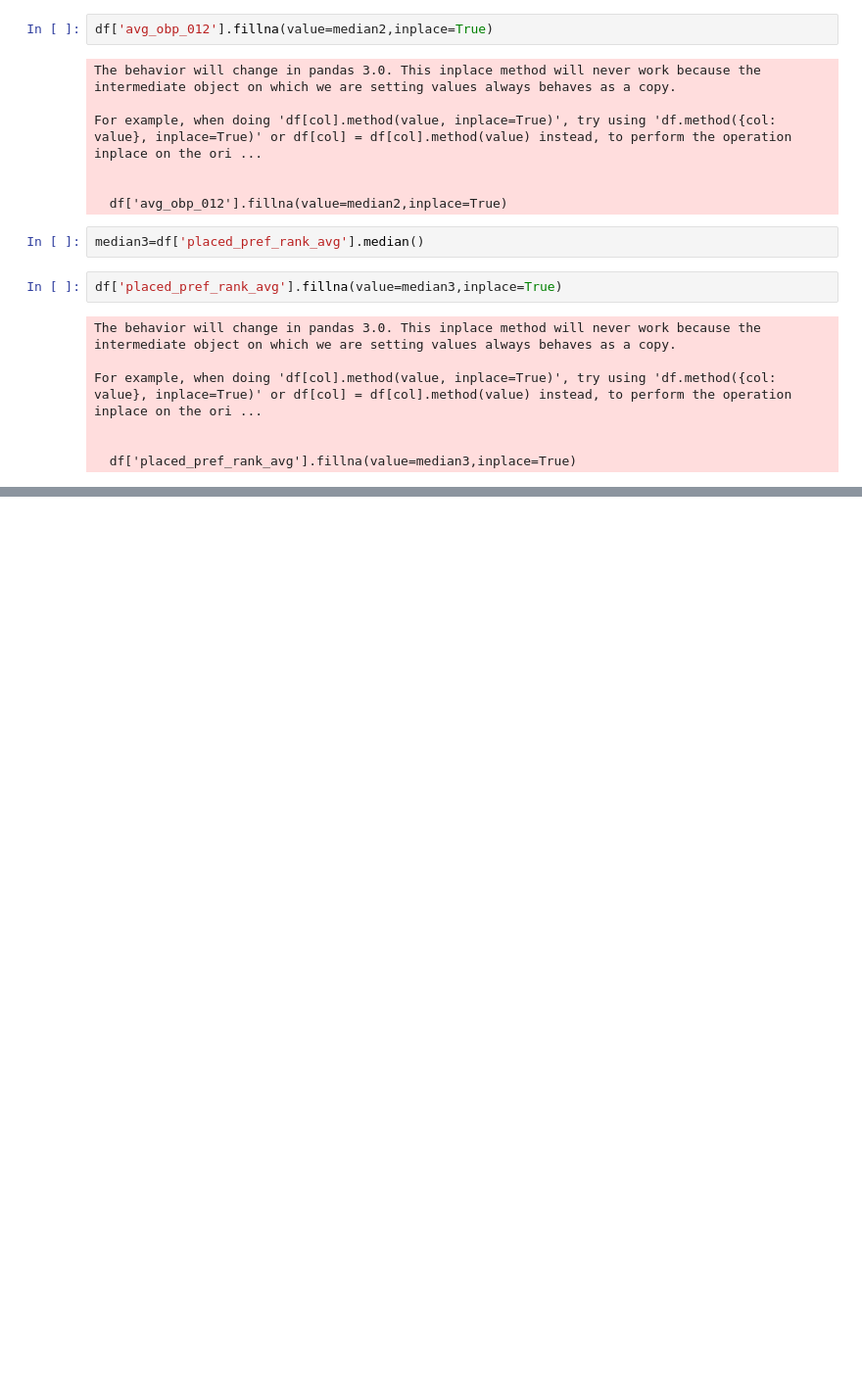
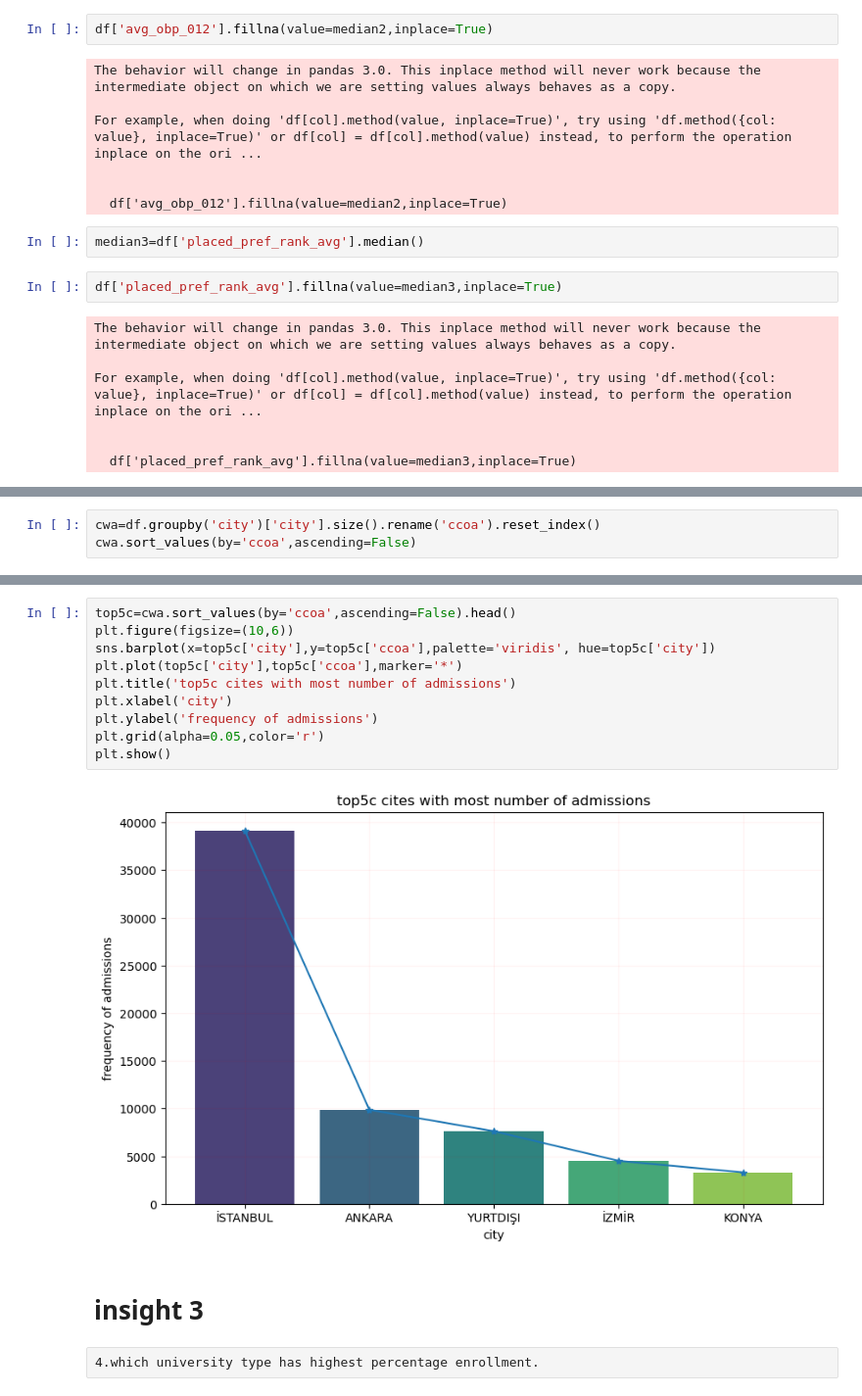
Before and after one commit to nikitagh712-ai/Turkish-Admission-EDA, a Jupyter notebook: eda1.ipynb, the cells around one changed output, grey strips where cells are left out. Shown: that part at 98% size. Drawn from its saved outputs; the diff is of its cells as text; blank space fills up the shorter version.

```diff
--- a/eda1.ipynb
+++ b/eda1.ipynb
@@ -225,0 +318,3 @@ For example, when doing 'df[col].method(value, inplace=True)', try using 'df.met
+# %%
+cwa=df.groupby('city')['city'].size().rename('ccoa').reset_index()
+cwa.sort_values(by='ccoa',ascending=False)
@@ -225,0 +335,16 @@ For example, when doing 'df[col].method(value, inplace=True)', try using 'df.met
+# %%
+top5c=cwa.sort_values(by='ccoa',ascending=False).head()
+plt.figure(figsize=(10,6))
+sns.barplot(x=top5c['city'],y=top5c['ccoa'],palette='viridis', hue=top5c['city'])
+plt.plot(top5c['city'],top5c['ccoa'],marker='*')
+plt.title('top5c cites with most number of admissions')
+plt.xlabel('city')
+plt.ylabel('frequency of admissions')
+plt.grid(alpha=0.05,color='r')
+plt.show()
+# %% [output]
+[figure, added]
+# %% [markdown]
+# insight 3
+# %% [raw]
+4.which university type has highest percentage enrollment.
```
Also changed, not shown: parts of 29 cells of this notebook.
